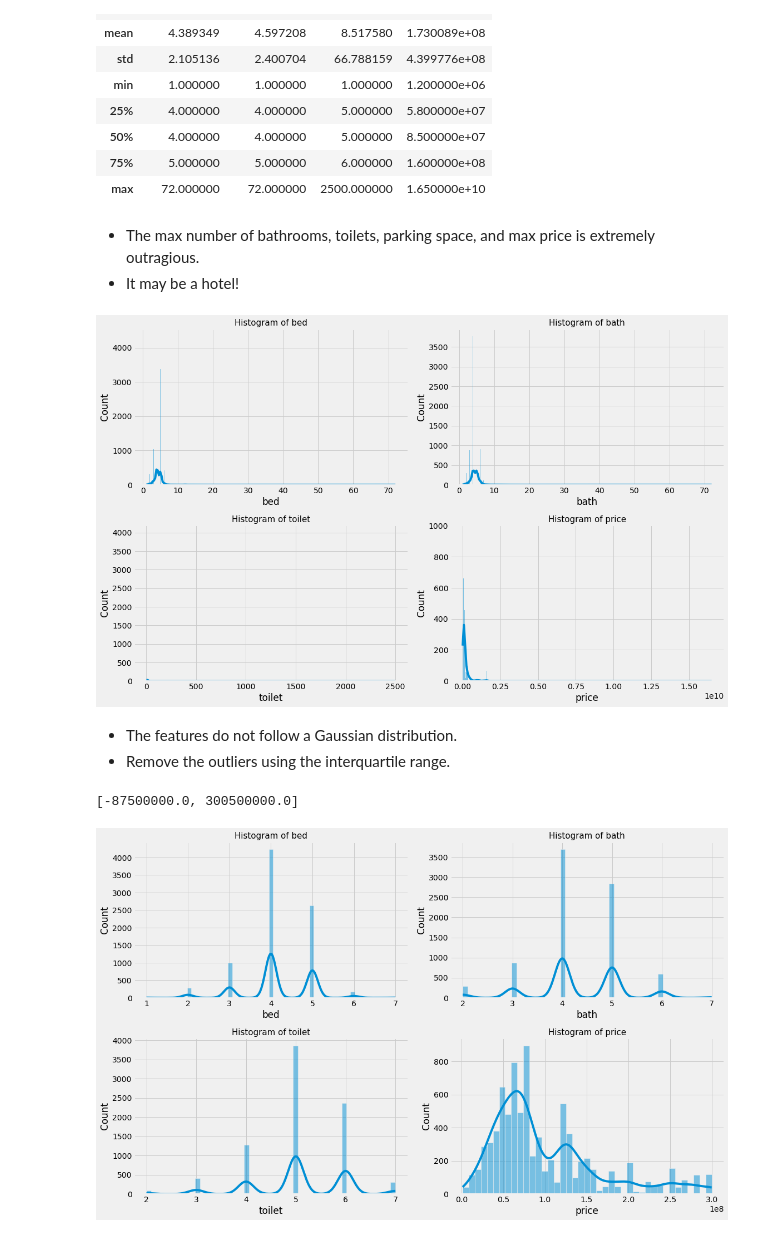
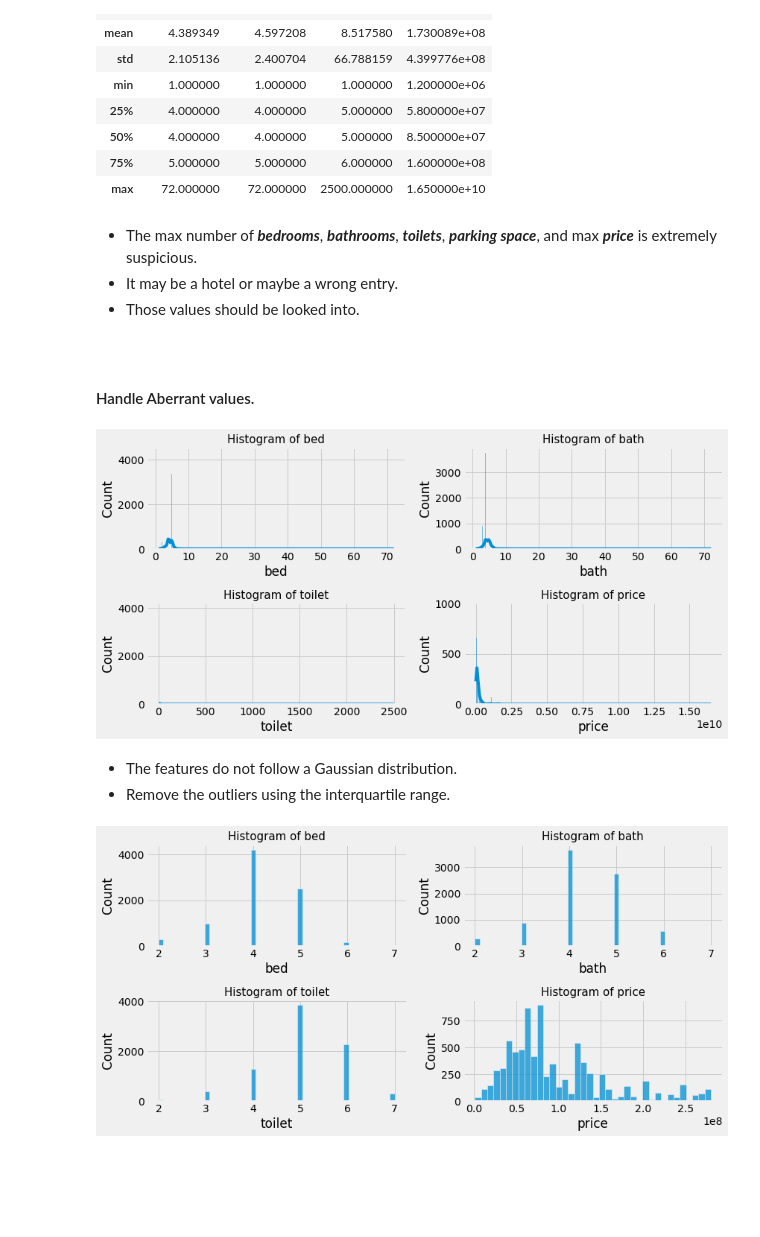
Before and after one commit to chineidu/house_prediction, a Jupyter notebook: house_prices.ipynb, the cells around one changed output. Cells and saved outputs as stored; diff of their text form; code cells hidden in the pictures; blank space fills up the shorter version.

```diff
--- a/house_prices.ipynb
+++ b/house_prices.ipynb
@@ -108,18 +129,3 @@ def clean_text(text: str) -> str:
 ### drop the missing values
 all_df1 = all_df.copy()
 all_df1 = all_df1.dropna()
-# %%
-# clean the data
-all_df1['address'] = all_df1['address'].apply(get_address)
-all_df1['bed'] = all_df1['bed'].apply(clean_text)
-all_df1['bath'] = all_df1['bath'].apply(clean_text)
-all_df1['toilet'] = all_df1['toilet'].apply(clean_text)
-all_df1['pkn_space'] = all_df1['pkn_space'].apply(clean_text)
-all_df1['price'] = all_df1['price'].apply(clean_text)
-
-# conert to numeric data type
-for col in ['bed', 'bath', 'toilet', 'pkn_space', 'price']:
-    all_df1[col] = pd.to_numeric(all_df1[col])
-
-
-all_df1.head()
@@ -134,0 +132,14 @@ all_df1.head()
+# %%
+# clean the data
+for col in all_df1.columns:
+    if col == 'address':
+        all_df1[col] = all_df1[col].apply(get_address)
+    elif col != 'title':
+        all_df1[col] = all_df1[col].apply(clean_text)
+
+# convert to numeric data type
+for col in ['bed', 'bath', 'toilet', 'pkn_space', 'price']:
+    all_df1[col] = pd.to_numeric(all_df1[col])
+
+
+all_df1.head()
@@ -162,24 +189,29 @@ all_df1.describe()
 | 75% | 5.000000 | 5.000000 | 6.000000 | 1.600000e+08 |
 | max | 72.000000 | 72.000000 | 2500.000000 | 1.650000e+10 |
 # %% [markdown]
-* The max number of bathrooms, toilets, parking space, and max price is extremely outragious.
-* It may be a hotel!
+* The max number of ***bedrooms***, ***bathrooms***, ***toilets***, ***parking space***, and max ***price*** is extremely suspicious.
+* It may be a hotel or maybe a wrong entry.
+* Those values should be looked into.
+# %% [markdown]
+<br>
+
+#### Handle Aberrant values.
 # %%
 # list containing the numerical features
 num_col = all_df1.select_dtypes(exclude='O').columns.to_list()
 
 n_rows, n_cols = 2, 2
-fig, axs = plt.subplots(n_rows, n_cols, figsize=(n_rows * 8 , n_cols * 5))
+fig, axs = plt.subplots(n_rows, n_cols, figsize=(n_rows * 6 , n_cols * 3))
 
 for idx, col in enumerate(num_col):
     ax = axs[(idx // n_cols), (idx % n_cols)]
     sns.histplot(x=col, data=all_df1, ax=ax, kde=True)
     ax.set_title(f"Histogram of {col}", size=15)
 
 fig.tight_layout()
 plt.show()
 # %% [output]
-[figure, old version]
+[figure, new version]
 # %% [markdown]
 * The features do not follow a Gaussian distribution.
 * Remove the outliers using the interquartile range.
@@ -208,5 +234,0 @@ def cal_outliers(value: str, df: pd.DataFrame) -> List:
-# %%
-outliers = cal_outliers('price', all_df2)
-outliers
-# %% [output]
-[-87500000.0, 300500000.0]
@@ -216,13 +235,13 @@ all_df2 = all_df2.loc[all_df2['price'] <= outliers[1]]
 # %%
 n_rows, n_cols = 2, 2
-fig, axs = plt.subplots(n_rows, n_cols, figsize=(n_rows * 8 , n_cols * 5))
+fig, axs = plt.subplots(n_rows, n_cols, figsize=(n_rows * 6 , n_cols * 3))
 
 for idx, col in enumerate(num_col):
     ax = axs[(idx // n_cols), (idx % n_cols)]
-    sns.histplot(x=col, data=all_df2, ax=ax, kde=True)
+    sns.histplot(x=col, data=all_df2, ax=ax)
     ax.set_title(f"Histogram of {col}", size=15)
 
 fig.tight_layout()
 plt.show()
 # %% [output]
-[figure, old version]
+[figure, new version]
```
Also changed, not shown: parts of 64 cells of this notebook, 1 other file.
